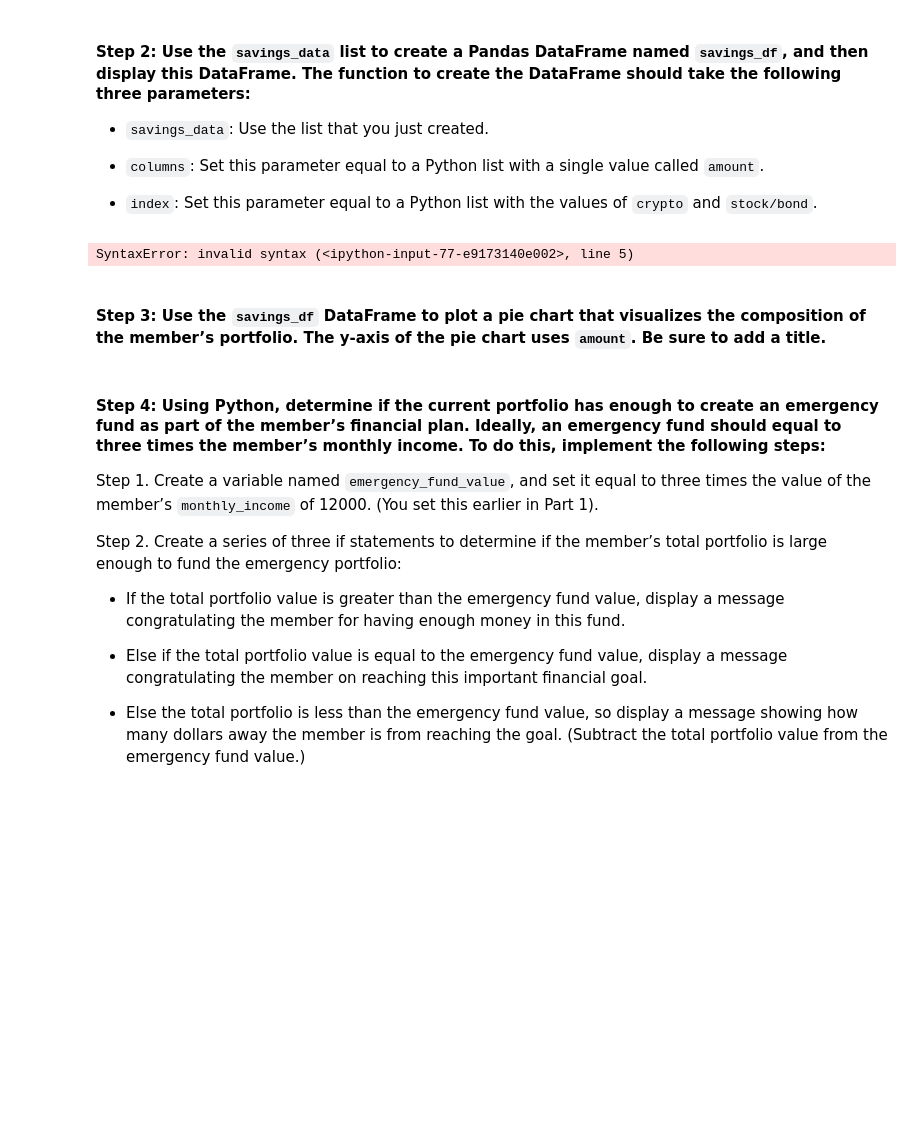
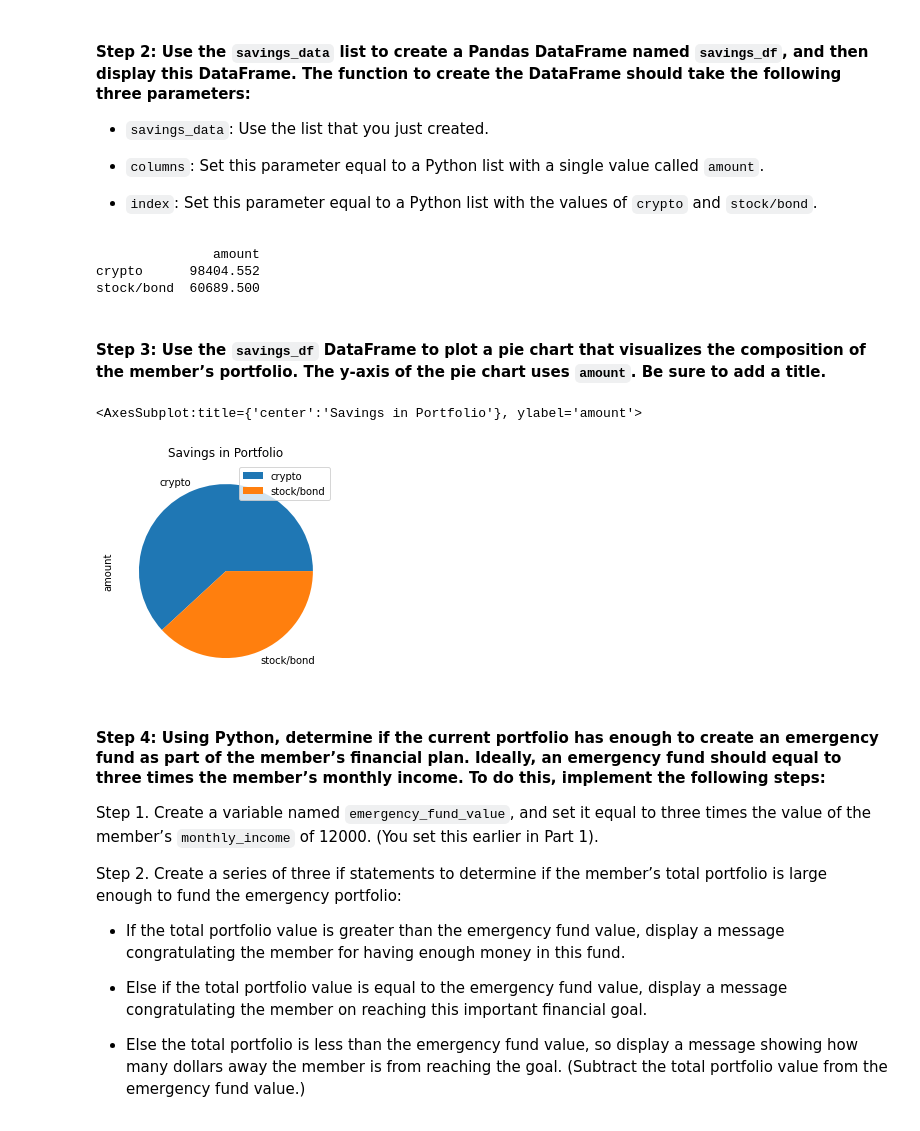
Before and after one commit to williamalford81/Assignment_5, a Jupyter notebook: financial_planning_tools.ipynb, the cells around one changed output. Saved outputs shown, nothing was run; the diff lists cells and outputs as text; code cells hidden in the pictures; blank space fills up the shorter version.

```diff
--- a/financial_planning_tools.ipynb
+++ b/financial_planning_tools.ipynb
@@ -323,7 +323,8 @@ In this section, you’ll use the valuations for the cryptocurrency wallet and f
 #### Step 1: Create a Python list named `savings_data` that has two elements. The first element contains the total value of the cryptocurrency wallet. The second element contains the total value of the stock and bond portions of the portfolio.
 # %%
 # Consolidate financial assets data into a Python list
-savings_data = {amount :[total_crypto_wallet] , [agg_value + spy_value]
+savings_data = [total_crypto_wallet , total_stocks_bonds]
+
 # Review the Python list savings_data
 savings_data
 # %% [output]
@@ -340,19 +341,25 @@ SyntaxError: invalid syntax (<ipython-input-76-718de89bb794>, line 4)
 # Create a Pandas DataFrame called savings_df
 savings_df = pd.DataFrame(
     savings_data,
-    columns=amount
-    index=[total_crypto_wallet , agg_value+spy_value]
+    columns=['amount'],
+    index=['crypto' , 'stock/bond']
 )
+
 
 # Display the savings_df DataFrame
 print(savings_df)
 # %% [output]
-SyntaxError: invalid syntax (<ipython-input-77-e9173140e002>, line 5)
+               amount
+crypto      98404.552
+stock/bond  60689.500
 # %% [markdown]
 #### Step 3: Use the `savings_df` DataFrame to plot a pie chart that visualizes the composition of the member’s portfolio. The y-axis of the pie chart uses `amount`. Be sure to add a title.
 # %%
 # Plot the total value of the member's portfolio (crypto and stock/bond) in a pie chart
-# YOUR CODE HERE
+savings_df.plot.pie(y='amount' , title='Savings in Portfolio')
+# %% [output]
+<AxesSubplot:title={'center':'Savings in Portfolio'}, ylabel='amount'>
+[figure, added]
 # %% [markdown]
 #### Step 4: Using Python, determine if the current portfolio has enough to create an emergency fund as part of the member’s financial plan. Ideally, an emergency fund should equal to three times the member’s monthly income. To do this, implement the following steps:
 
```
Also changed, not shown: parts of 25 cells of this notebook.
